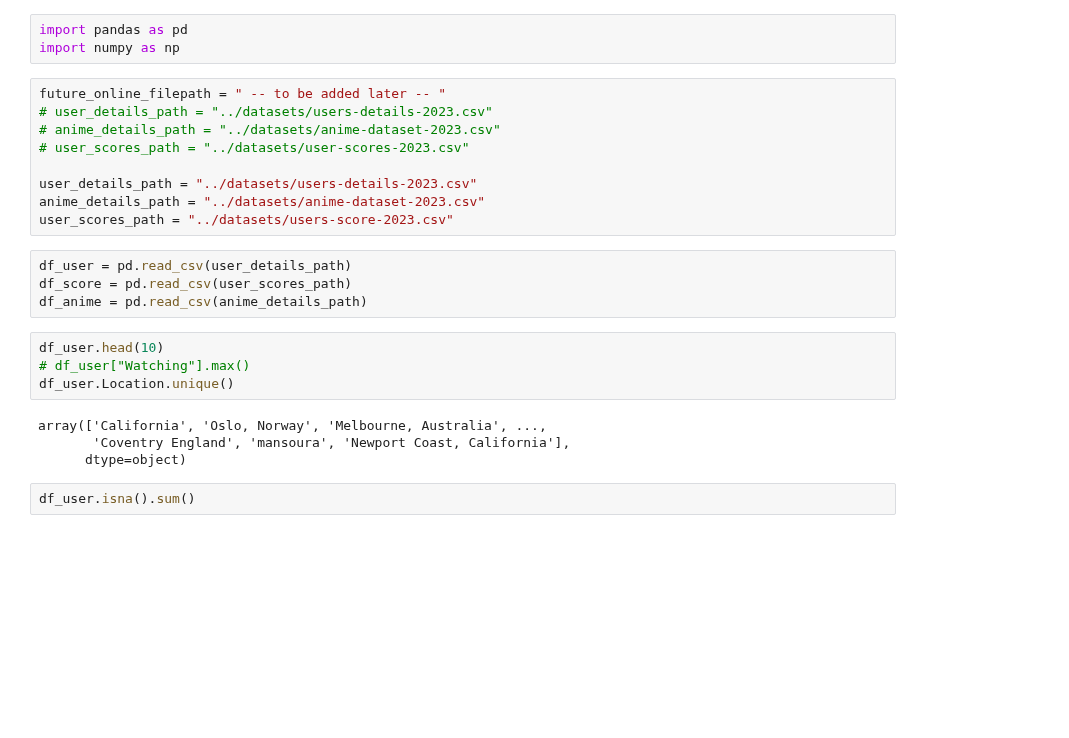
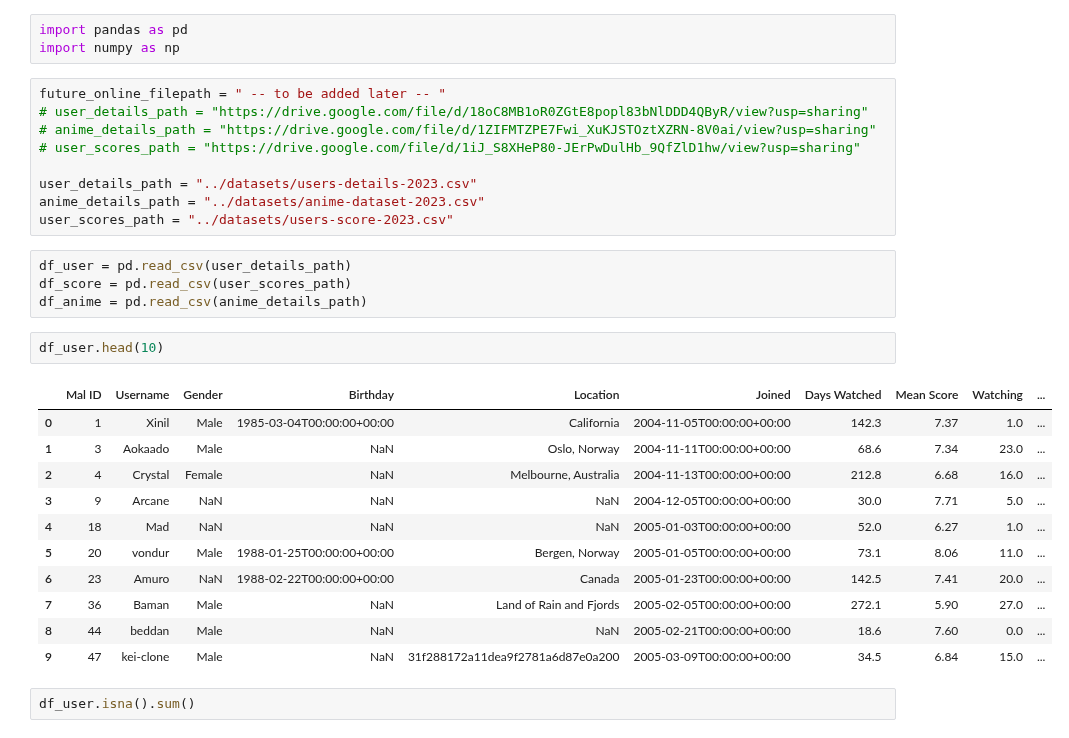
Before and after one commit to SavageCat05/Manga-Recommender, a Jupyter notebook: core/user_relevant_infoextraction.ipynb, the cells around one changed output. Cells and saved outputs as stored; diff of their text form; blank space fills up the shorter version.

```diff
--- a/core/user_relevant_infoextraction.ipynb
+++ b/core/user_relevant_infoextraction.ipynb
@@ -3,9 +3,9 @@ import pandas as pd
 import numpy as np
 # %%
 future_online_filepath = " -- to be added later -- "
-# user_details_path = "../datasets/users-details-2023.csv"
-# anime_details_path = "../datasets/anime-dataset-2023.csv"
-# user_scores_path = "../datasets/user-scores-2023.csv"
+# user_details_path = "https://drive.google.com/file/d/18oC8MB1oR0ZGtE8popl83bNlDDD4QByR/view?usp=sharing"
+# anime_details_path = "https://drive.google.com/file/d/1ZIFMTZPE7Fwi_XuKJSTOztXZRN-8V0ai/view?usp=sharing"
+# user_scores_path = "https://drive.google.com/file/d/1iJ_S8XHeP80-JErPwDulHb_9QfZlD1hw/view?usp=sharing"
 
 user_details_path = "../datasets/users-details-2023.csv"
 anime_details_path = "../datasets/anime-dataset-2023.csv"
@@ -16,12 +16,18 @@ df_score = pd.read_csv(user_scores_path)
 df_anime = pd.read_csv(anime_details_path)
 # %%
 df_user.head(10)
-# df_user["Watching"].max()
-df_user.Location.unique()
 # %% [output]
-array(['California', 'Oslo, Norway', 'Melbourne, Australia', ...,
-       'Coventry England', 'mansoura', 'Newport Coast, California'],
-      dtype=object)
+|  | Mal ID | Username | Gender | Birthday | Location | Joined | Days Watched | Mean Score | Watching | ... |
+| 0 | 1 | Xinil | Male | 1985-03-04T00:00:00+00:00 | California | 2004-11-05T00:00:00+00:00 | 142.3 | 7.37 | 1.0 | ... |
+| 1 | 3 | Aokaado | Male | NaN | Oslo, Norway | 2004-11-11T00:00:00+00:00 | 68.6 | 7.34 | 23.0 | ... |
+| 2 | 4 | Crystal | Female | NaN | Melbourne, Australia | 2004-11-13T00:00:00+00:00 | 212.8 | 6.68 | 16.0 | ... |
+| 3 | 9 | Arcane | NaN | NaN | NaN | 2004-12-05T00:00:00+00:00 | 30.0 | 7.71 | 5.0 | ... |
+| 4 | 18 | Mad | NaN | NaN | NaN | 2005-01-03T00:00:00+00:00 | 52.0 | 6.27 | 1.0 | ... |
+| 5 | 20 | vondur | Male | 1988-01-25T00:00:00+00:00 | Bergen, Norway | 2005-01-05T00:00:00+00:00 | 73.1 | 8.06 | 11.0 | ... |
+| 6 | 23 | Amuro | NaN | 1988-02-22T00:00:00+00:00 | Canada | 2005-01-23T00:00:00+00:00 | 142.5 | 7.41 | 20.0 | ... |
+| 7 | 36 | Baman | Male | NaN | Land of Rain and Fjords | 2005-02-05T00:00:00+00:00 | 272.1 | 5.90 | 27.0 | ... |
+| 8 | 44 | beddan | Male | NaN | NaN | 2005-02-21T00:00:00+00:00 | 18.6 | 7.60 | 0.0 | ... |
+| 9 | 47 | kei-clone | Male | NaN | 31f288172a11dea9f2781a6d87e0a200 | 2005-03-09T00:00:00+00:00 | 34.5 | 6.84 | 15.0 | ... |
 # %%
 df_user.isna().sum()
 # %% [output]
```
Also changed, not shown: parts of 7 cells of this notebook, 2 other files.
